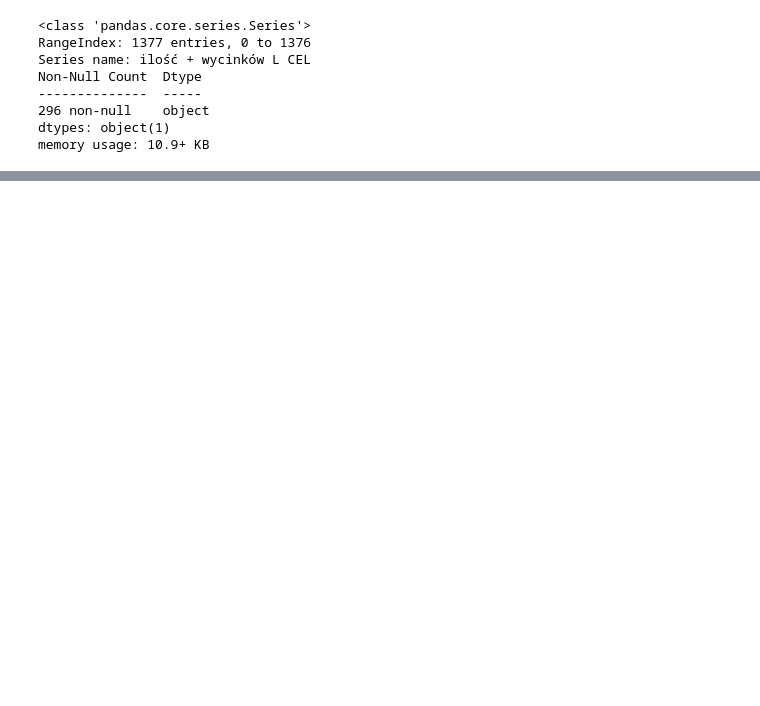
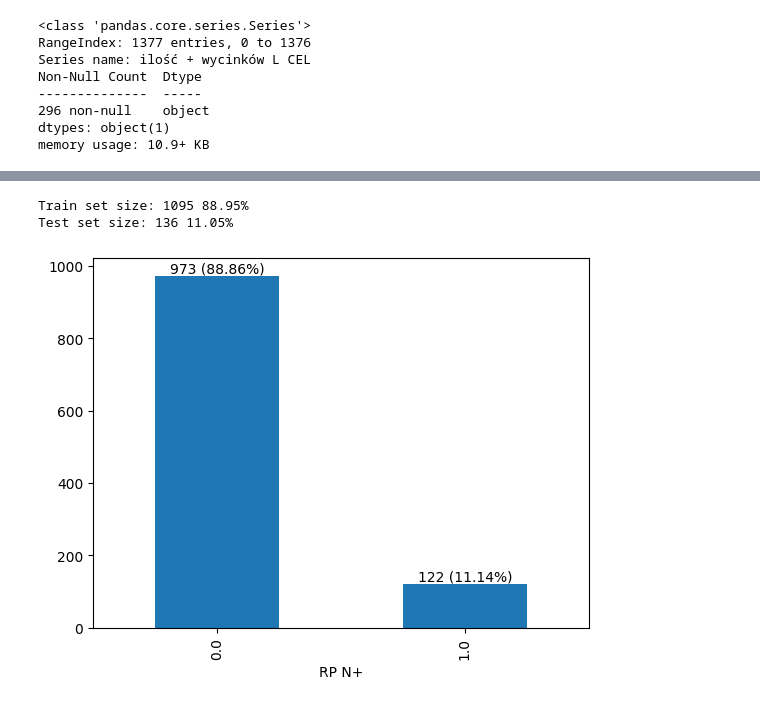
Before and after one commit to PiotrRenk/microscopic-epe-proj, a Jupyter notebook: notebooks/new_db_analysis.ipynb, the cells around one changed output, grey strips where cells are left out. Drawn from its saved outputs; the diff is of its cells as text; code cells hidden in the pictures; blank space fills up the shorter version.

```diff
--- a/notebooks/new_db_analysis.ipynb
+++ b/notebooks/new_db_analysis.ipynb
@@ -136,0 +262,12 @@ memory usage: 10.9+ KB
+# %%
+df_train = df[df["szpital"].isin(["Otwock", "USK", "HCP"])]
+df_test = df[df["szpital"].isin(["Szwajcary"])]
+print(f"Train set size: {len(df_train)} {len(df_train) / len(df) * 100:.2f}%")
+print(f"Test set size: {len(df_test)} {len(df_test) / len(df) * 100:.2f}%")
+# %% [output]
+Train set size: 1095 88.95%
+Test set size: 136 11.05%
+# %%
+check_split(df_train, "RP N+")
+# %% [output]
+[figure, added]
```
Also changed, not shown: parts of 25 cells of this notebook, 1 other file.
